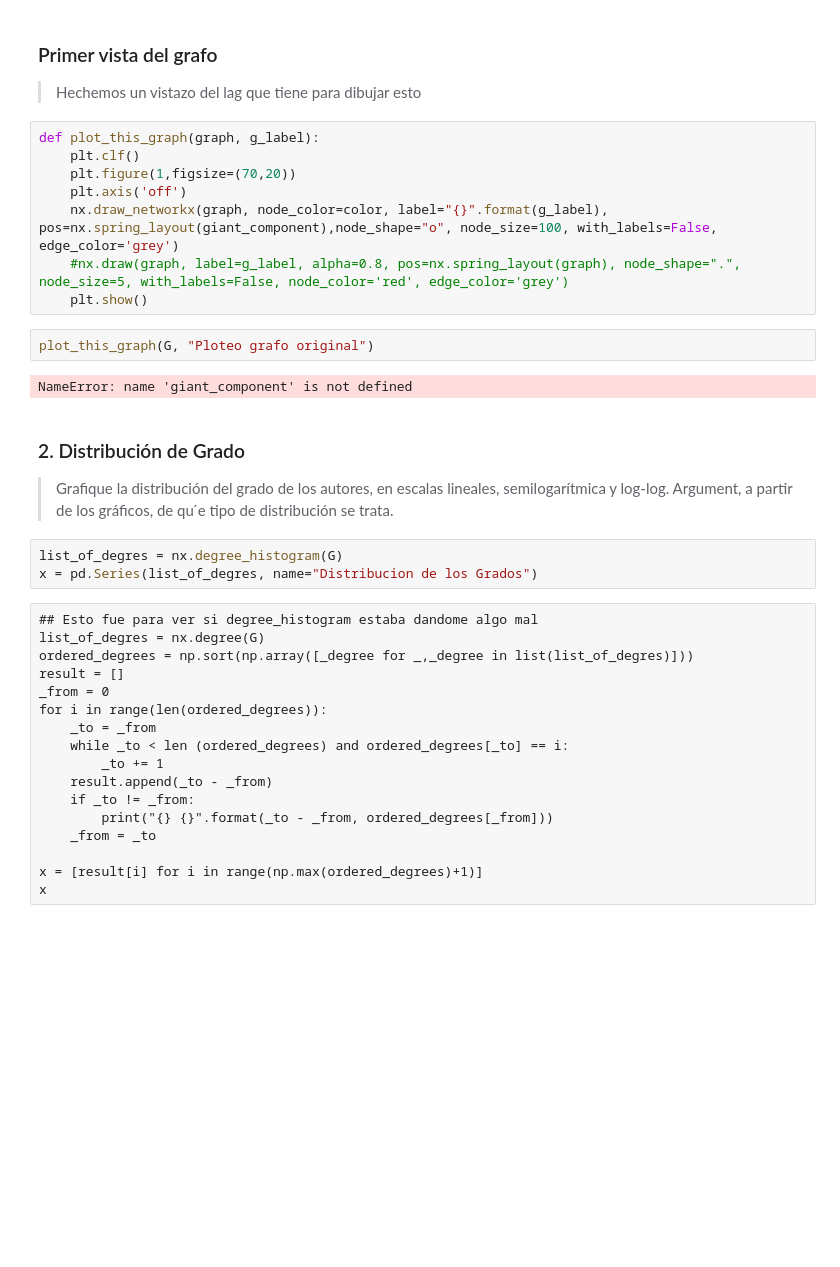
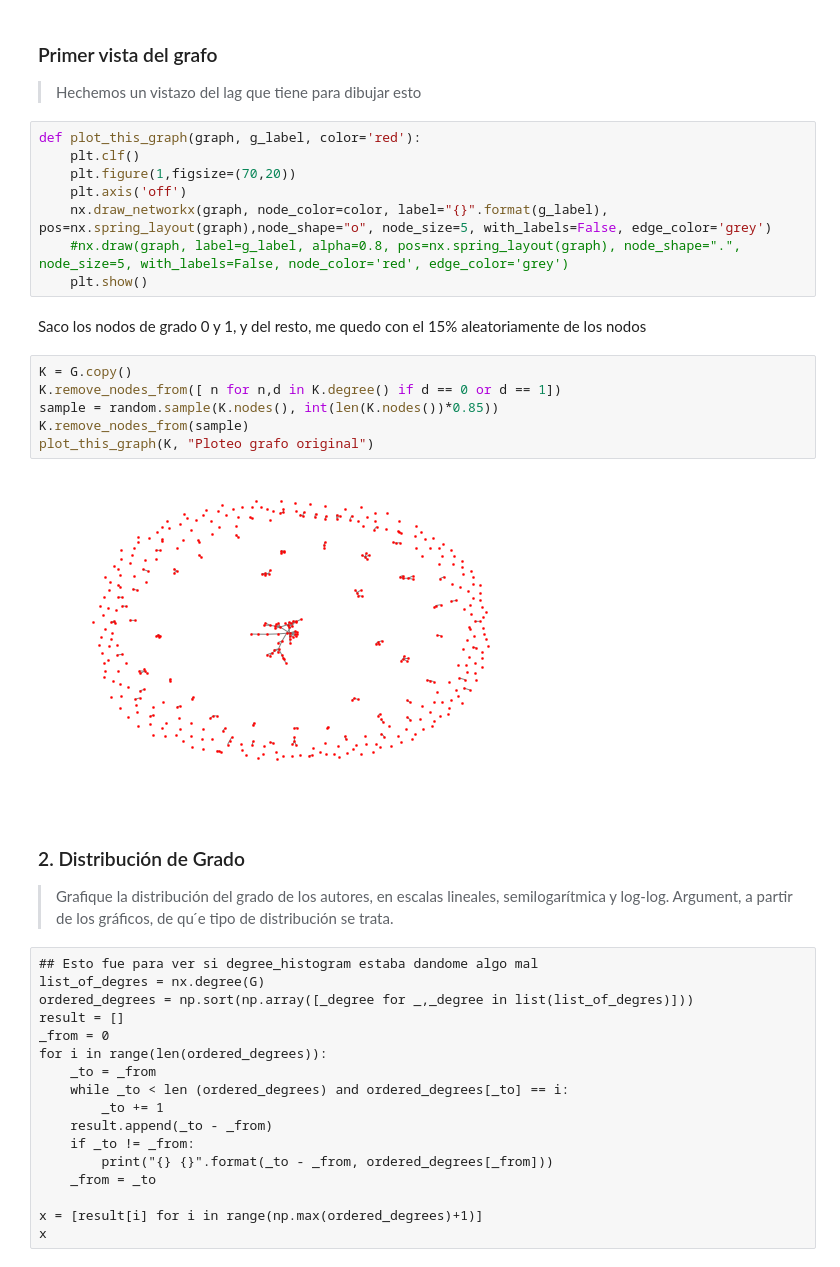
Before and after one commit to BrianBohe/DataScienceCourse, a Jupyter notebook: tp4/Untitled.ipynb, the cells around one changed output. Drawn from its saved outputs; the diff is of its cells as text; blank space fills up the shorter version.

```diff
--- a/tp4/Untitled.ipynb
+++ b/tp4/Untitled.ipynb
@@ -62,23 +64,26 @@ Cantidad de ejes en el grafo: 7977
 <h3>Primer vista del grafo</h3>
 <blockquote>Hechemos un vistazo del lag que tiene para dibujar esto</blockquote>
 # %%
-def plot_this_graph(graph, g_label):
+def plot_this_graph(graph, g_label, color='red'):
     plt.clf()
     plt.figure(1,figsize=(70,20))
     plt.axis('off')
-    nx.draw_networkx(graph, node_color=color, label="{}".format(g_label), pos=nx.spring_layout(giant_component),node_shape="o", node_size=100, with_labels=False, edge_color='grey')
+    nx.draw_networkx(graph, node_color=color, label="{}".format(g_label), pos=nx.spring_layout(graph),node_shape="o", node_size=5, with_labels=False, edge_color='grey')
     #nx.draw(graph, label=g_label, alpha=0.8, pos=nx.spring_layout(graph), node_shape=".", node_size=5, with_labels=False, node_color='red', edge_color='grey')
     plt.show()
-# %%
-plot_this_graph(G, "Ploteo grafo original")
-# %% [output]
-NameError: name 'giant_component' is not defined
+# %% [markdown]
+Saco los nodos de grado 0 y 1, y del resto, me quedo con el 15% aleatoriamente de los nodos
+# %%
+K = G.copy()
+K.remove_nodes_from([ n for n,d in K.degree() if d == 0 or d == 1])
+sample = random.sample(K.nodes(), int(len(K.nodes())*0.85))
+K.remove_nodes_from(sample)
+plot_this_graph(K, "Ploteo grafo original")
+# %% [output]
+[figure, added]
 # %% [markdown]
 <h3>2. Distribución de Grado</h3>
 <blockquote>Grafique la distribución del grado de los autores, en escalas lineales, semilogarítmica y log-log. Argument, a partir de los gráficos, de qu ́e tipo de distribución se trata.</blockquote>
-# %%
-list_of_degres = nx.degree_histogram(G)
-x = pd.Series(list_of_degres, name="Distribucion de los Grados")
 # %% [raw]
 ## Esto fue para ver si degree_histogram estaba dandome algo mal
 list_of_degres = nx.degree(G)
```
Also changed, not shown: parts of 7 cells of this notebook.
